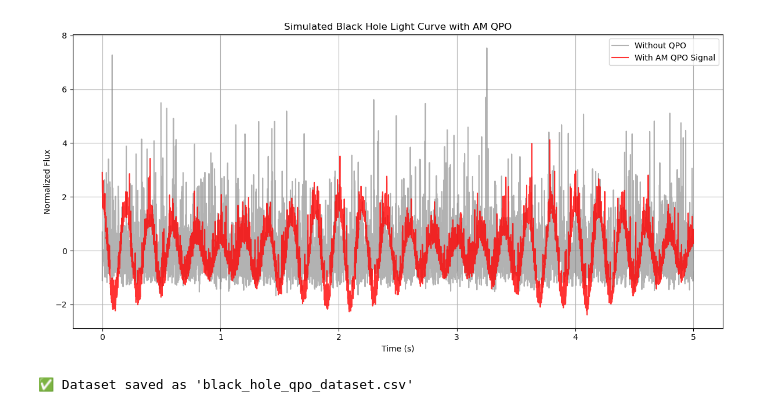
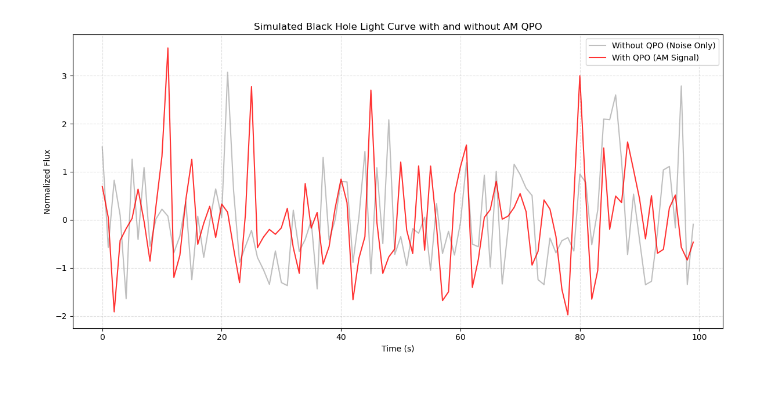
Before and after one commit to sravanth-space/ds_project, a Jupyter notebook: data_new.ipynb, the cells around one changed output. Cells and saved outputs as stored; diff of their text form; code cells hidden in the pictures.

Commit message:
updated the new dataset generation

```diff
--- a/data_new.ipynb
+++ b/data_new.ipynb
@@ -1,7 +43,6 @@
 # %%
-import numpy as np
-import matplotlib.pyplot as plt
 
+# --- 1. Simulation Function ---
 def simulate_black_hole_lightcurve(fs, fc, fm, qpo_amplitude, duration,
                                    noise_mean=0, noise_std=0.5,
                                    include_qpo=True, modulation_index=0.5):
@@ -41,7 +82,7 @@ def simulate_black_hole_lightcurve(fs, fc, fm, qpo_amplitude, duration,
     white_noise = np.random.normal(noise_mean, noise_std, size=len(t))
     white_noise = np.exp(white_noise)
 
-    if include_qpo:
+    if include_qpo and qpo_amplitude > 0:
         # Modulating signal
         msg = qpo_amplitude * np.cos(2 * np.pi * fm * t)
 
@@ -61,60 +102,31 @@ def simulate_black_hole_lightcurve(fs, fc, fm, qpo_amplitude, duration,
 
     return t, flux
 # %%
-# Simulate with and without QPO
-fs = 1000  # Sample frequency (smaller for clarity in plots)
-fc = 5     # Carrier (QPO) frequency
-fm = 0.5   # Modulating frequency (e.g., precession)
-duration = 5 # seconds
+# --- Simulation Parameters ---
+fs = 1           # Sampling frequency (Hz)
+fc = 0.2             # QPO (carrier) frequency in Hz
+fm = 0.05            # Modulating frequency in Hz
+duration = 100        # Duration of the signal in seconds
+qpo_amplitude = 0.6 # Amplitude of QPO signal
 
-t, flux_with_qpo = simulate_black_hole_lightcurve(fs, fc, fm, qpo_amplitude=2.0, duration=duration, include_qpo=True)
-_, flux_without_qpo = simulate_black_hole_lightcurve(fs, fc, fm, qpo_amplitude=2.0, duration=duration, include_qpo=False)
+# --- Generate Simulated Light Curves ---
+t, flux_with_qpo = simulate_black_hole_lightcurve(
+    fs, fc, fm, qpo_amplitude=qpo_amplitude, duration=duration, include_qpo=True)
 
-# Plotting
+_, flux_without_qpo = simulate_black_hole_lightcurve(
+    fs, fc, fm, qpo_amplitude=qpo_amplitude, duration=duration, include_qpo=False)
+
+# --- Plotting the Time-Domain Light Curve ---
 plt.figure(figsize=(12, 6))
-plt.plot(t, flux_without_qpo, color='gray', alpha=0.6, label="Without QPO")
-plt.plot(t, flux_with_qpo, color='red', alpha=0.8, label="With AM QPO Signal")
+plt.plot(t, flux_without_qpo, color='gray', alpha=0.5, label="Without QPO (Noise Only)")
+plt.plot(t, flux_with_qpo, color='red', alpha=0.8, label="With QPO (AM Signal)")
 plt.xlabel("Time (s)")
 plt.ylabel("Normalized Flux")
-plt.title("Simulated Black Hole Light Curve with AM QPO")
+plt.title("Simulated Black Hole Light Curve with and without AM QPO")
 plt.legend()
-plt.grid(True)
+plt.grid(True, linestyle='--', alpha=0.4)
 plt.tight_layout()
 plt.show()
 # %% [output]
-[figure, old version]
+[figure, new version]
-# %%
-import numpy as np
-import pandas as pd
-
-# --- Parameters ---
-fs = 1000
-fc = 5
-fm = 0.5
-amplitude = 2.0
-duration = 10
-n_samples = 1000
-n_points = int(fs * duration)
-
-# --- Storage for dataset ---
-data_rows = []
-
-for _ in range(n_samples):
-    flux_qpo = simulate_black_hole_lightcurve(fs, fc, fm, amplitude, duration, include_qpo=True)
-    flux_non_qpo = simulate_black_hole_lightcurve(fs, fc, fm, amplitude, duration, include_qpo=False)
-
-    # Append QPO with label 1
-    data_rows.append(np.append(flux_qpo, 1))
-    # Append Non-QPO with label 0
-    data_rows.append(np.append(flux_non_qpo, 0))
-
-# Convert to DataFrame
-columns = [f'flux_{i}' for i in range(n_points)] + ['label']
-df = pd.DataFrame(data_rows, columns=columns)
-
-# Save to CSV
-df.to_csv("black_hole_qpo_dataset.csv", index=False)
-print("✅ Dataset saved as 'black_hole_qpo_dataset.csv'")
-# %% [output]
-✅ Dataset saved as 'black_hole_qpo_dataset.csv'
 # %%
```
Also changed, not shown: parts of 7 cells of this notebook, 1 other file.
